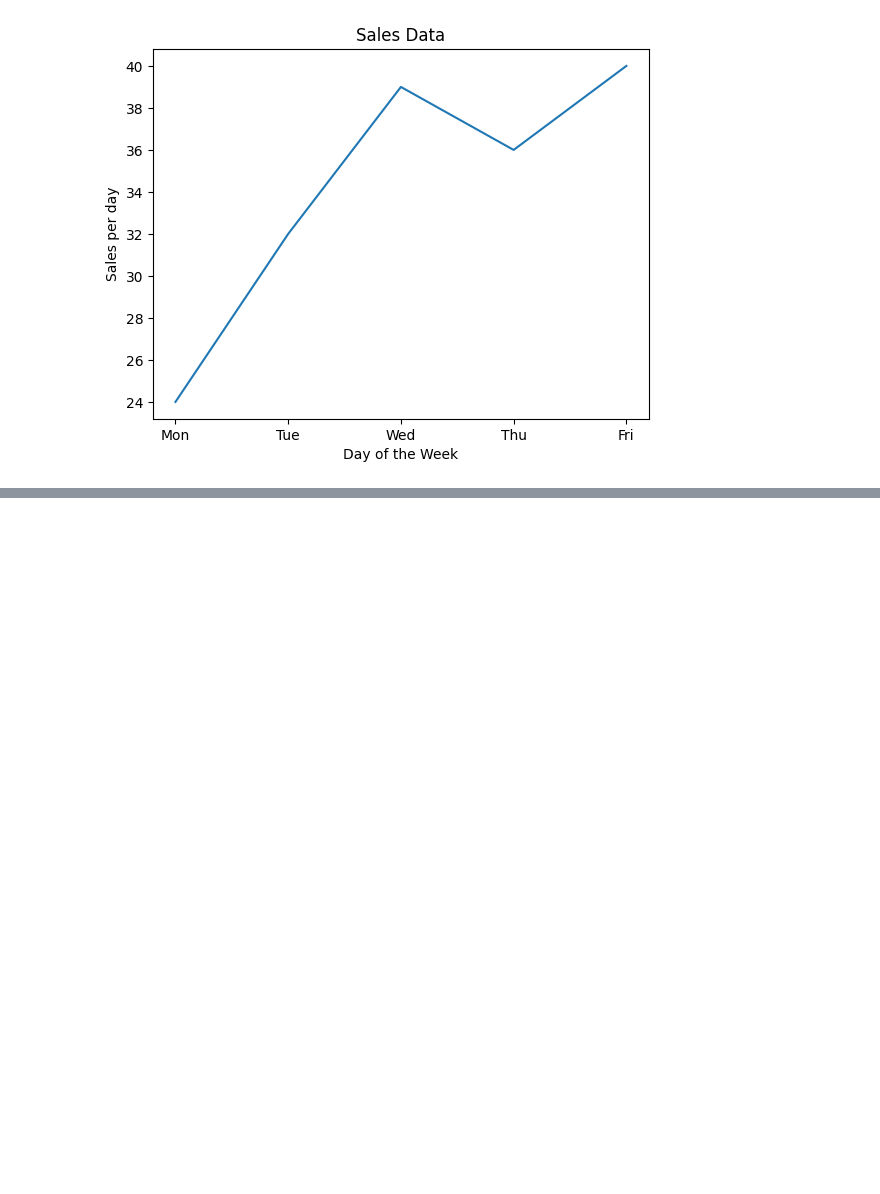
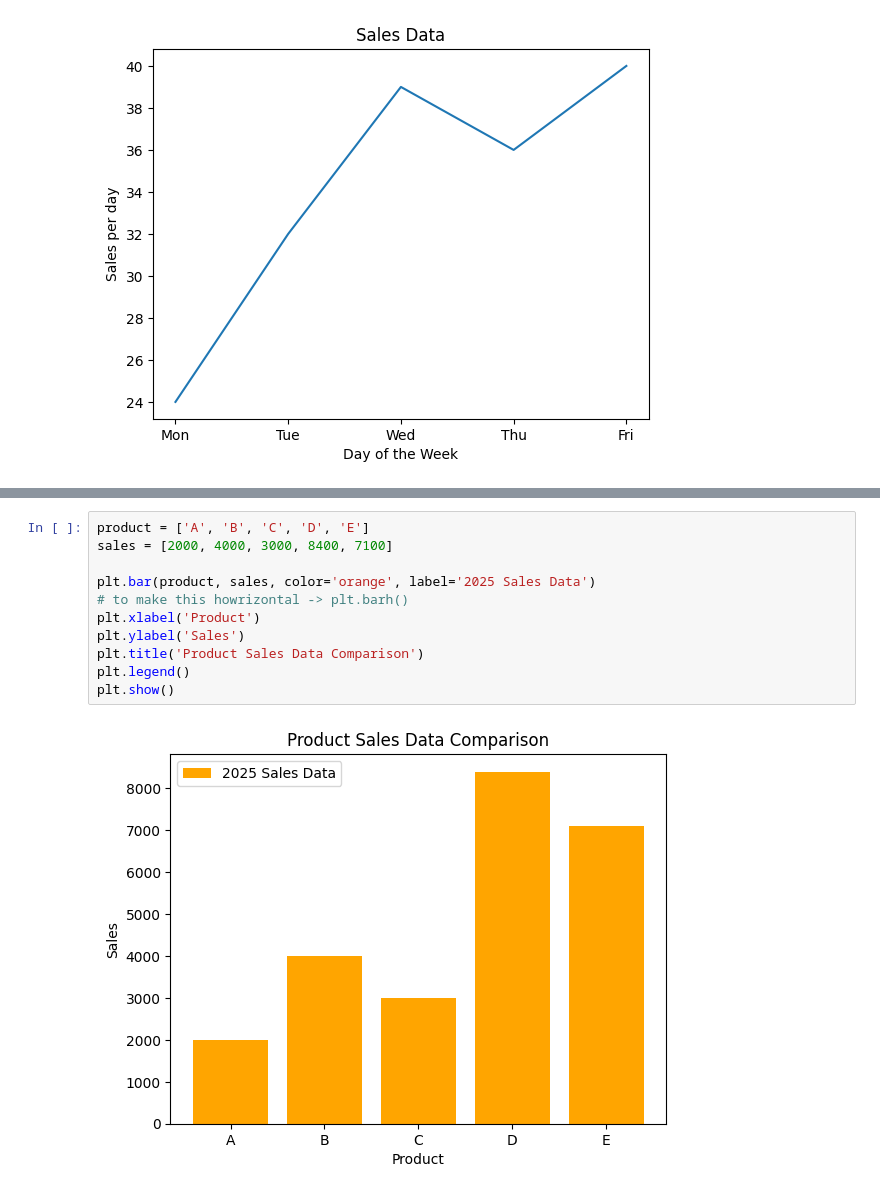
Before and after one commit to Akshat-developer14/matplotlib-learn, a Jupyter notebook: Basics/introduction.ipynb, the cells around one changed output, grey strips where cells are left out. Saved outputs shown, nothing was run; the diff lists cells and outputs as text; blank space fills up the shorter version.

```diff
--- a/Basics/introduction.ipynb
+++ b/Basics/introduction.ipynb
@@ -27,0 +48,13 @@ plt.show()
+# %%
+product = ['A', 'B', 'C', 'D', 'E']
+sales = [2000, 4000, 3000, 8400, 7100]
+
+plt.bar(product, sales, color='orange', label='2025 Sales Data')
+# to make this howrizontal -> plt.barh()
+plt.xlabel('Product')
+plt.ylabel('Sales')
+plt.title('Product Sales Data Comparison')
+plt.legend()
+plt.show()
+# %% [output]
+[figure, added]
```
Also changed, not shown: parts of 5 cells of this notebook, 1 other file.
